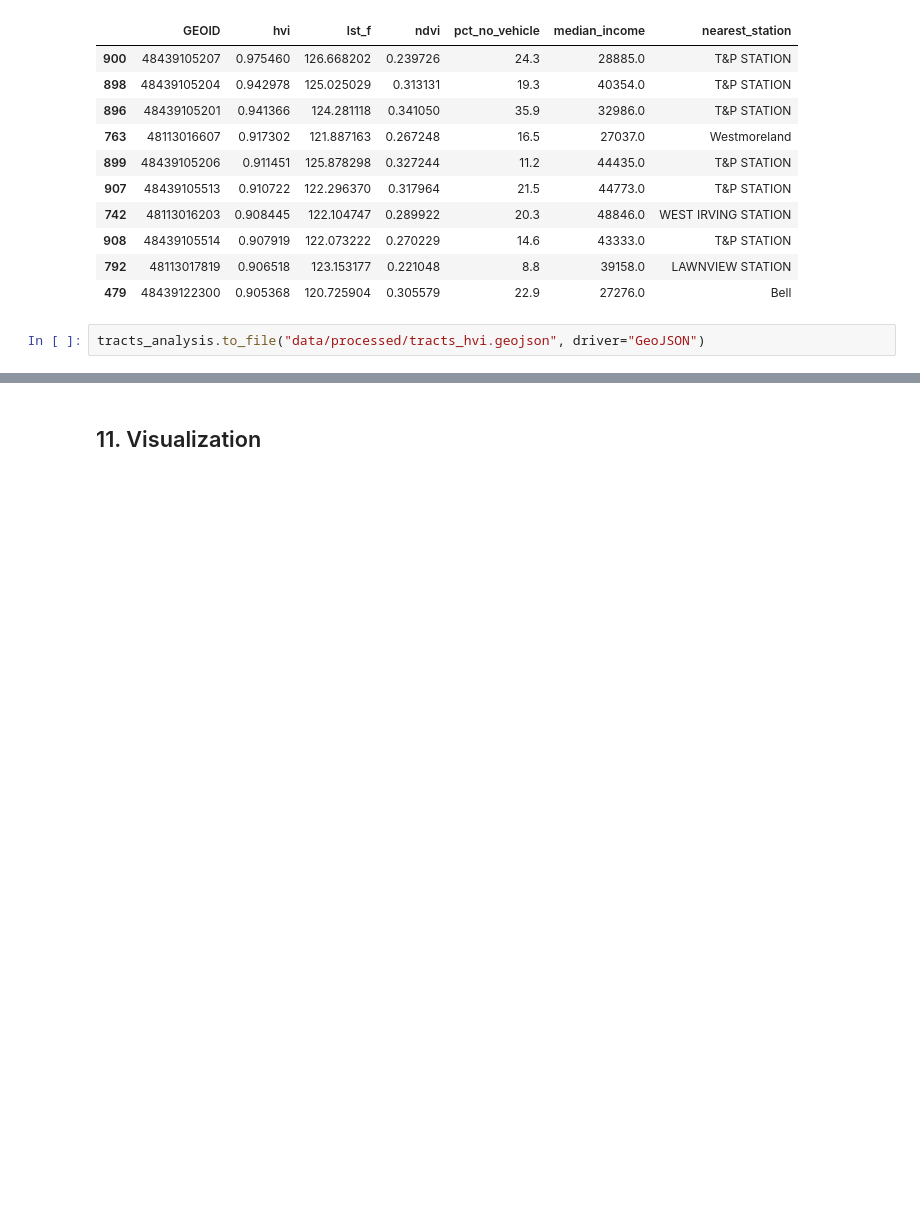
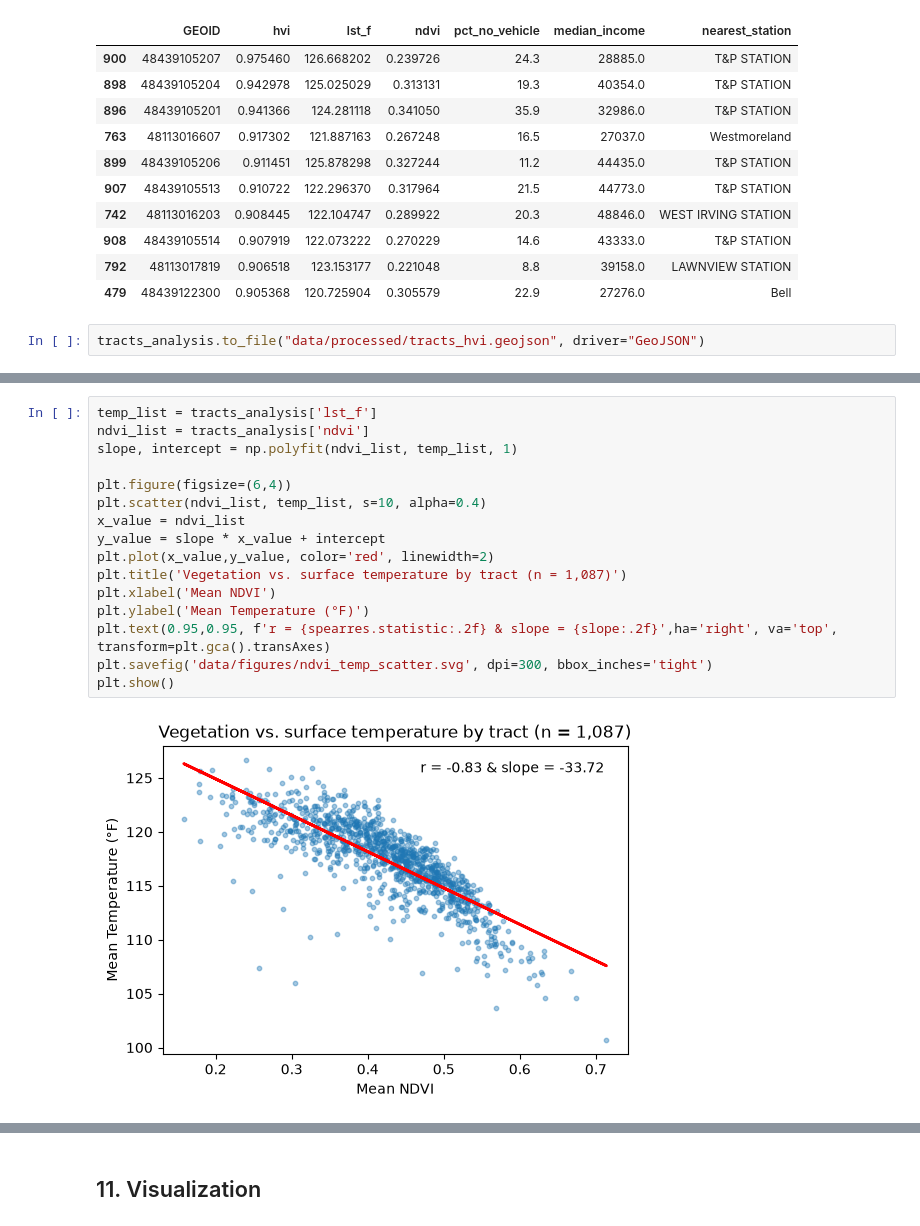
Before and after one commit to tinlongg/DFW_UrbanHeat, a Jupyter notebook: heat.ipynb, the cells around one changed output, grey strips where cells are left out. Drawn from its saved outputs; the diff is of its cells as text; blank space fills up the shorter version.

```diff
--- a/heat.ipynb
+++ b/heat.ipynb
@@ -306,0 +340,18 @@ tracts_analysis.to_file("data/processed/tracts_hvi.geojson", driver="GeoJSON")
+# %%
+temp_list = tracts_analysis['lst_f']
+ndvi_list = tracts_analysis['ndvi']
+slope, intercept = np.polyfit(ndvi_list, temp_list, 1)
+
+plt.figure(figsize=(6,4))
+plt.scatter(ndvi_list, temp_list, s=10, alpha=0.4)
+x_value = ndvi_list
+y_value = slope * x_value + intercept
+plt.plot(x_value,y_value, color='red', linewidth=2)
+plt.title('Vegetation vs. surface temperature by tract (n = 1,087)')
+plt.xlabel('Mean NDVI')
+plt.ylabel('Mean Temperature (°F)')
+plt.text(0.95,0.95, f'r = {spearres.statistic:.2f} & slope = {slope:.2f}',ha='right', va='top', transform=plt.gca().transAxes)
+plt.savefig('data/figures/ndvi_temp_scatter.svg', dpi=300, bbox_inches='tight')
+plt.show()
+# %% [output]
+[figure, added]
```
Also changed, not shown: parts of 7 cells of this notebook, 5 other files.
